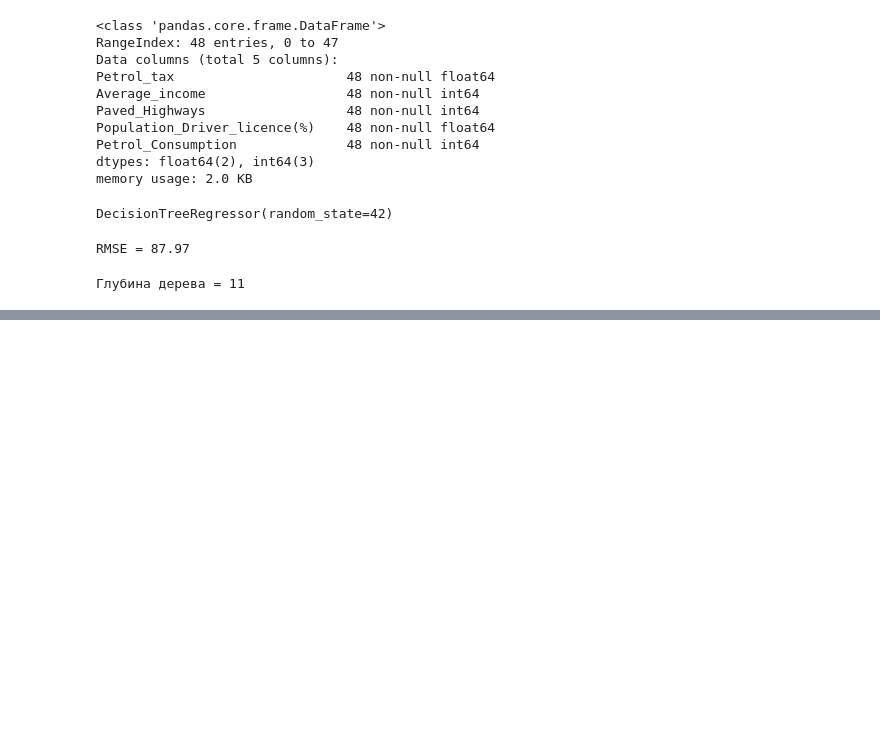
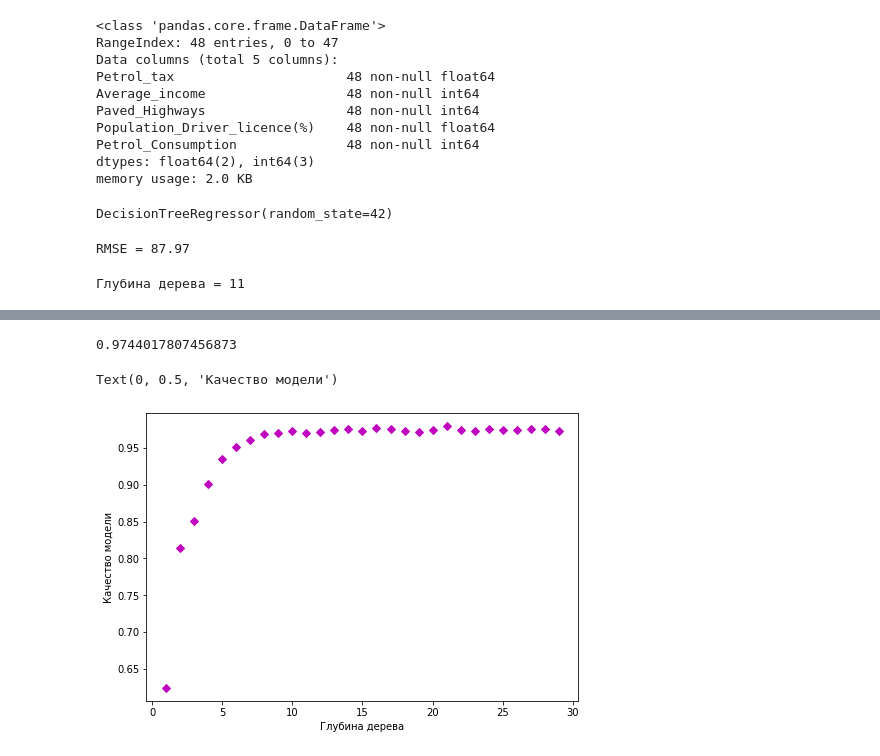
Before and after one commit to JuliaSok/StudyRepository, a Jupyter notebook: Skillfactory/Unit 6/ML-5 Decision Tree/ML-5 HomeWorks.ipynb, the cells around one changed output, grey strips where cells are left out. Saved outputs shown, nothing was run; the diff lists cells and outputs as text; code cells hidden in the pictures; blank space fills up the shorter version.

```diff
--- a/Skillfactory/Unit 6/ML-5 Decision Tree/ML-5 HomeWorks.ipynb
+++ b/Skillfactory/Unit 6/ML-5 Decision Tree/ML-5 HomeWorks.ipynb
@@ -151,0 +286,4 @@ print('Глубина дерева =', reg_tree.get_depth())
+# %%
+# Сформируем зависимую и независимую переменные
+X = digits.data
+y = digits.target
@@ -151,0 +363,33 @@ print('Глубина дерева =', reg_tree.get_depth())
+# %%
+from sklearn.ensemble import RandomForestClassifier
+rfc = RandomForestClassifier(oob_score=True)
+rfc.fit(X, y)
+rfc.oob_score_.mean()
+# %% [output]
+0.9744017807456873
+# %%
+count_depth = []
+mean_score = []
+for i in range(1,30):
+    random_forest = RandomForestClassifier(
+        n_estimators=100,
+        max_features=int((X.shape[1])**0.5),
+        max_depth=i,
+        oob_score=True,
+        n_jobs=-1
+    )
+    random_forest.fit(X, y)
+    random_forest.oob_score_.mean()
+
+    count_depth.append(i)
+    mean_score.append(random_forest.oob_score_.mean())
+# %%
+import matplotlib.pyplot as plt
+fig = plt.figure(figsize=(6,4))
+axes = fig.add_axes([0,0,1,1])
+axes.plot(count_depth, mean_score, 'mD')
+plt.xlabel('Глубина дерева')
+plt.ylabel('Качество модели')
+# %% [output]
+Text(0, 0.5, 'Качество модели')
+[figure, added]
```
Also changed, not shown: parts of 23 cells of this notebook.
